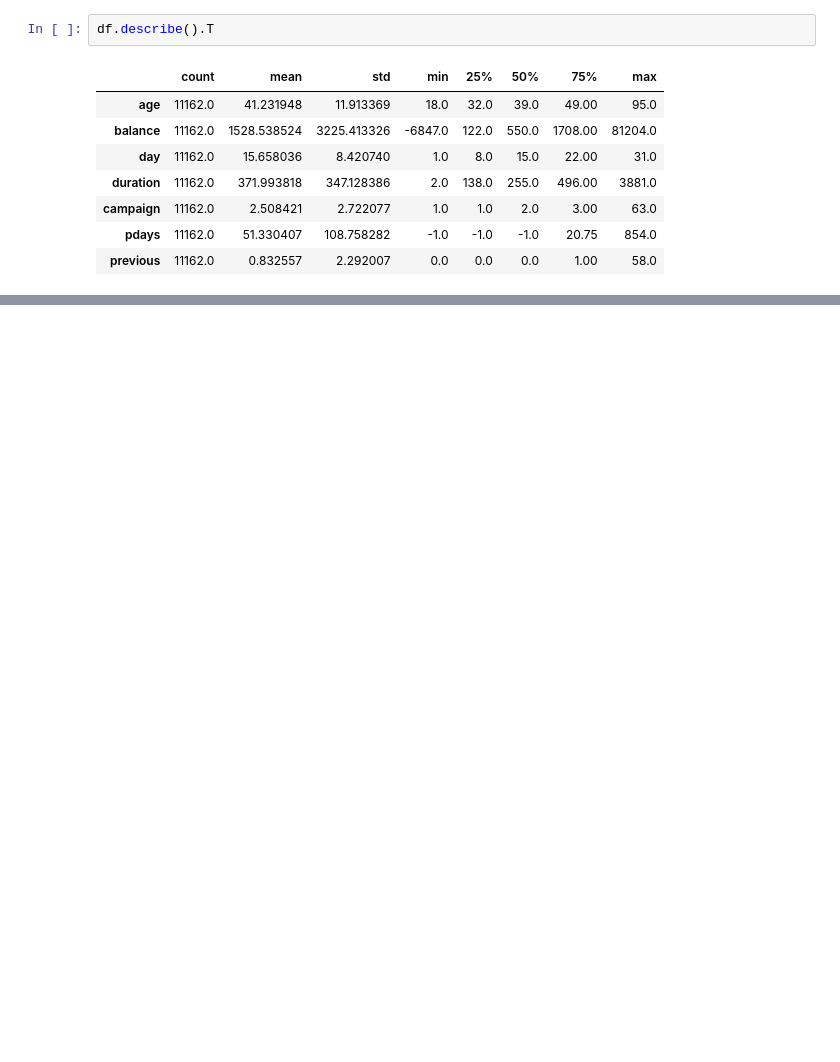
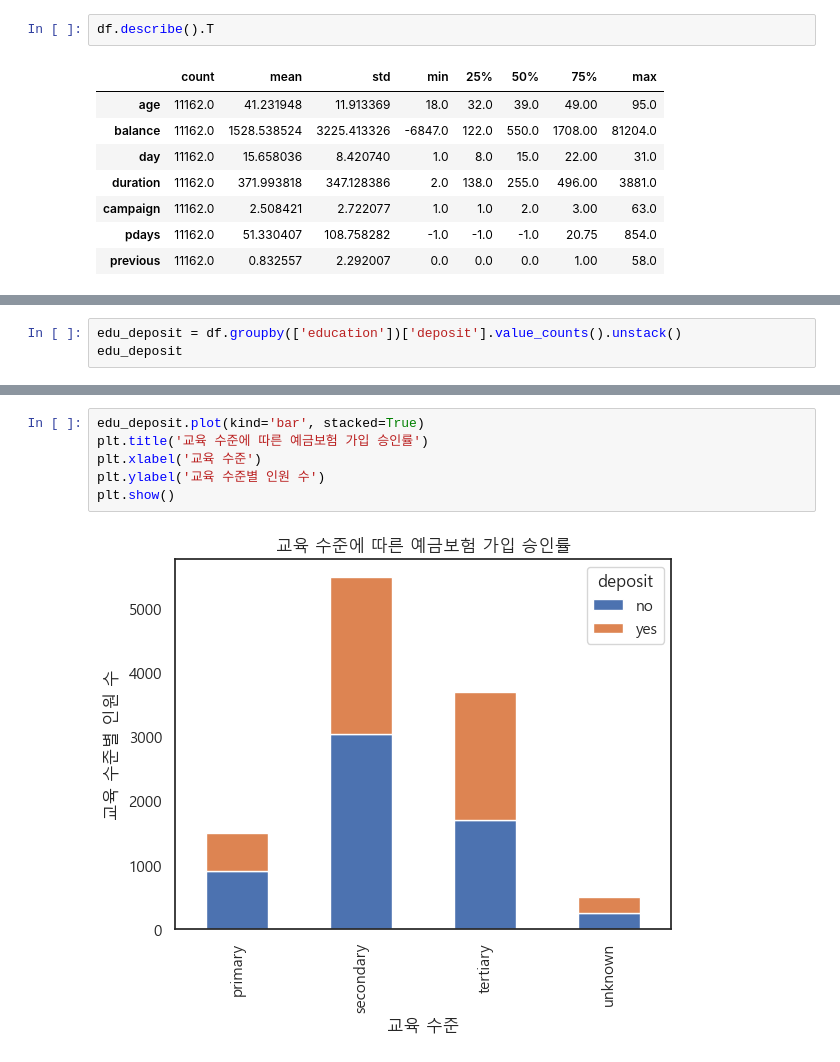
Before and after one commit to HuiseongK/Bank, a Jupyter notebook: bank..ipynb, the cells around one changed output, grey strips where cells are left out. Saved outputs shown, nothing was run; the diff lists cells and outputs as text; blank space fills up the shorter version.

```diff
--- a/bank..ipynb
+++ b/bank..ipynb
@@ -111,0 +283,3 @@ df.describe().T
+# %%
+edu_deposit = df.groupby(['education'])['deposit'].value_counts().unstack()
+edu_deposit
@@ -111,0 +317,8 @@ df.describe().T
+# %%
+edu_deposit.plot(kind='bar', stacked=True)
+plt.title('교육 수준에 따른 예금보험 가입 승인률')
+plt.xlabel('교육 수준')
+plt.ylabel('교육 수준별 인원 수')
+plt.show()
+# %% [output]
+[figure, added]
```
Also changed, not shown: parts of 20 cells of this notebook.
